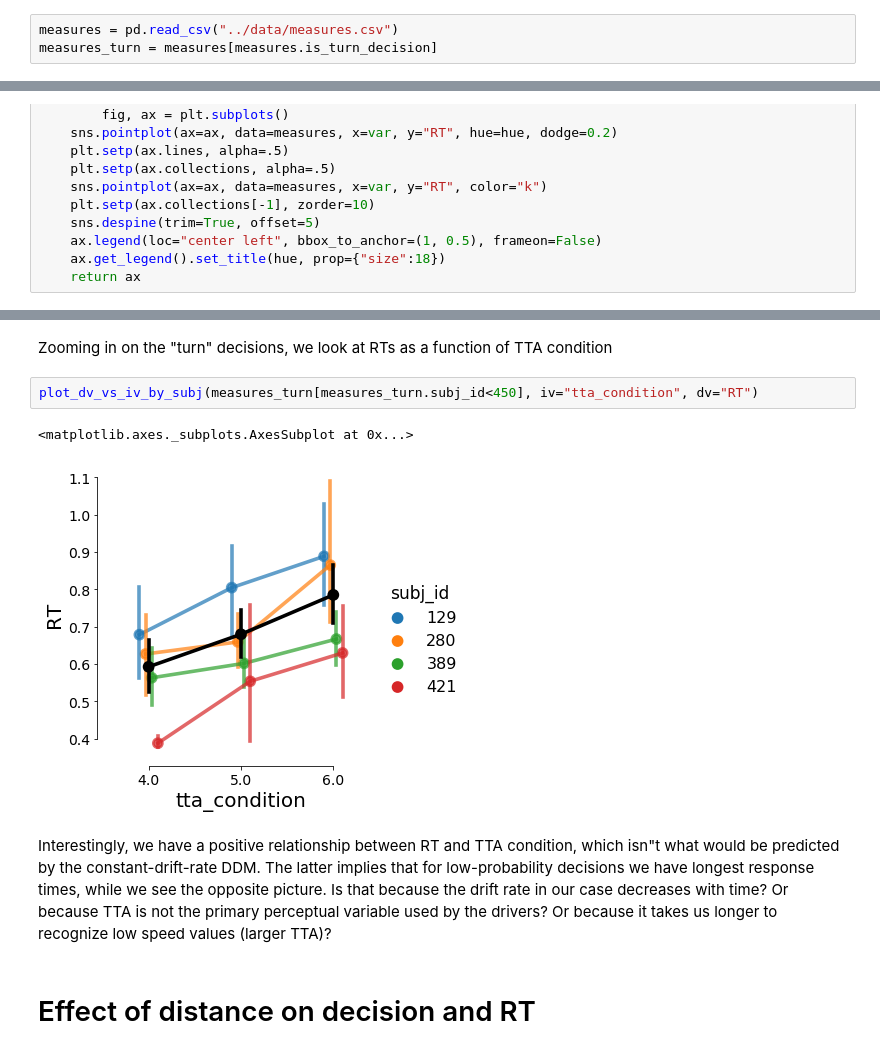
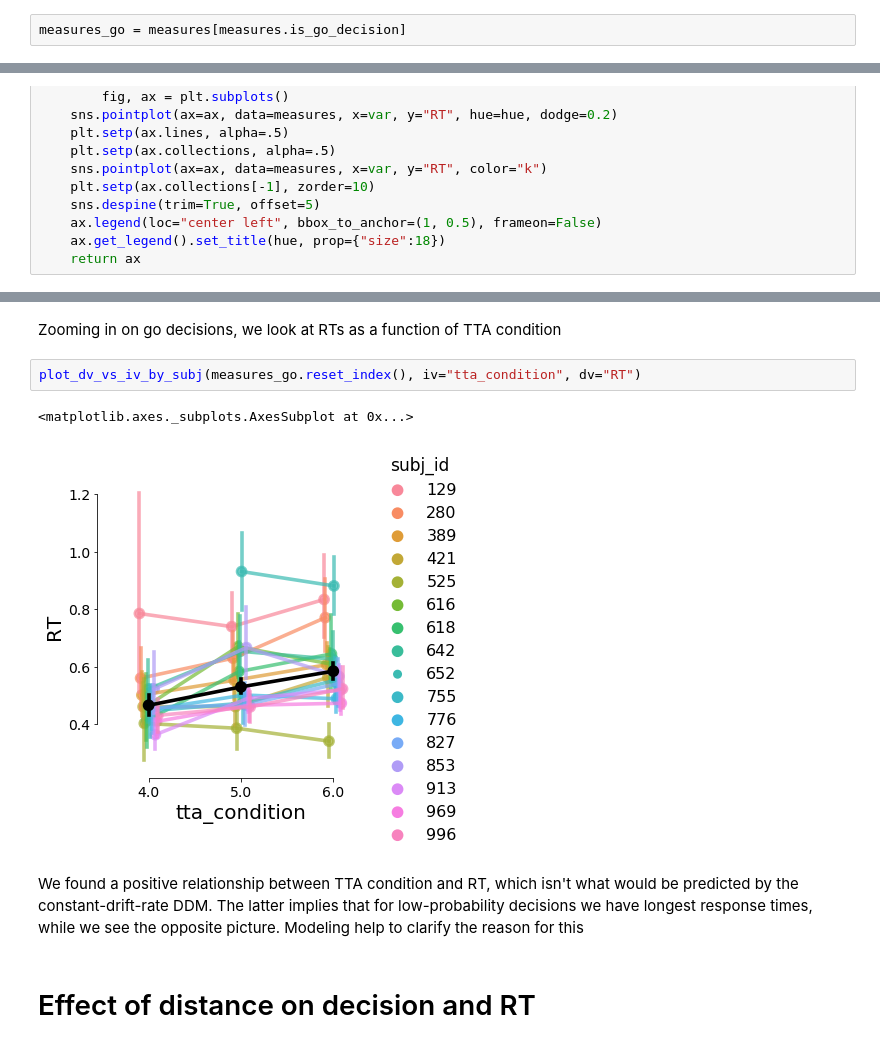
Before and after one commit to cherepaha/evidence_accumulation_in_gap_acceptance, a Jupyter notebook: data_and_model_analysis/01_data_overview.ipynb, the cells around one changed output, grey strips where cells are left out. Cells and saved outputs as stored; diff of their text form.

```diff
--- a/data_and_model_analysis/01_data_overview.ipynb
+++ b/data_and_model_analysis/01_data_overview.ipynb
@@ -229,6 +226,5 @@ measures[(measures.min_distance<2)]
 # %% [markdown]
 # Effect of TTA on decision and RT
-# %%
-measures = pd.read_csv("../data/measures.csv")
-measures_turn = measures[measures.is_turn_decision]
+# %%
+measures_go = measures[measures.is_go_decision]
 # %% [markdown]
@@ -275,12 +265,12 @@ grid = sns.catplot(data=measures, x="tta_condition", y="RT", col="subj_id", col_
 # %% [markdown]
-Zooming in on the "turn" decisions, we look at RTs as a function of TTA condition
+Zooming in on go decisions, we look at RTs as a function of TTA condition
 # %%
-plot_dv_vs_iv_by_subj(measures_turn[measures_turn.subj_id<450], iv="tta_condition", dv="RT")
+plot_dv_vs_iv_by_subj(measures_go.reset_index(), iv="tta_condition", dv="RT")
 # %% [output]
 <matplotlib.axes._subplots.AxesSubplot at 0x...>
-[figure, old version]
+[figure, new version]
 # %% [markdown]
-Interestingly, we have a positive relationship between RT and TTA condition, which isn"t what would be predicted by the constant-drift-rate DDM. The latter implies that for low-probability decisions we have longest response times, while we see the opposite picture. Is that because the drift rate in our case decreases with time? Or because TTA is not the primary perceptual variable used by the drivers? Or because it takes us longer to recognize low speed values (larger TTA)?
+We found a positive relationship between TTA condition and RT, which isn't what would be predicted by the constant-drift-rate DDM. The latter implies that for low-probability decisions we have longest response times, while we see the opposite picture. Modeling help to clarify the reason for this
 # %% [markdown]
 # Effect of distance on decision and RT
 # %% [markdown]
```
Also changed, not shown: parts of 66 cells of this notebook, 1 other file.
